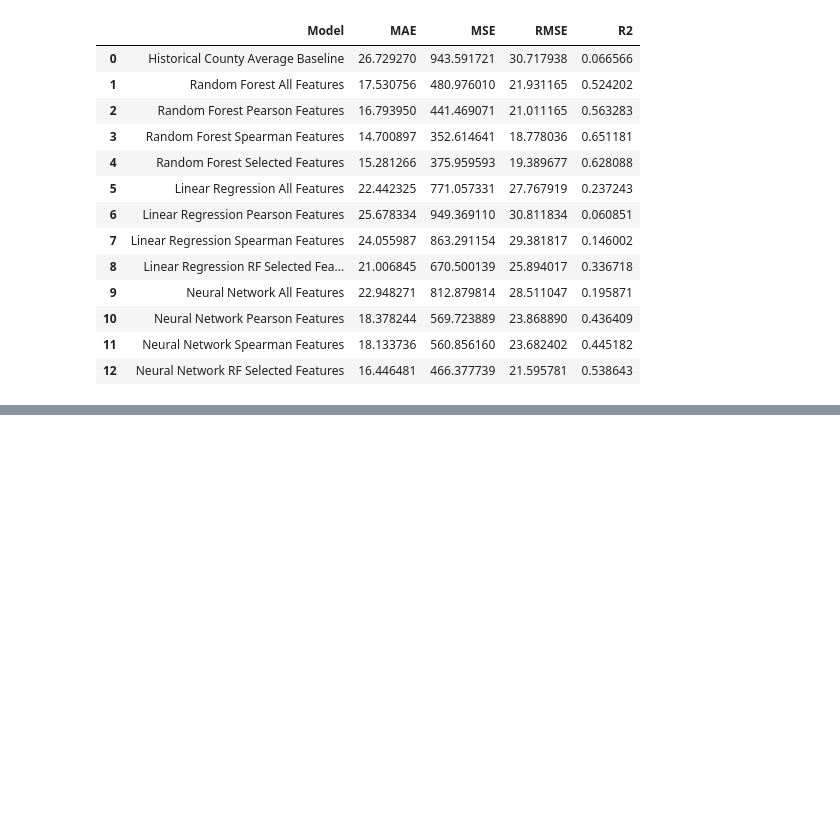
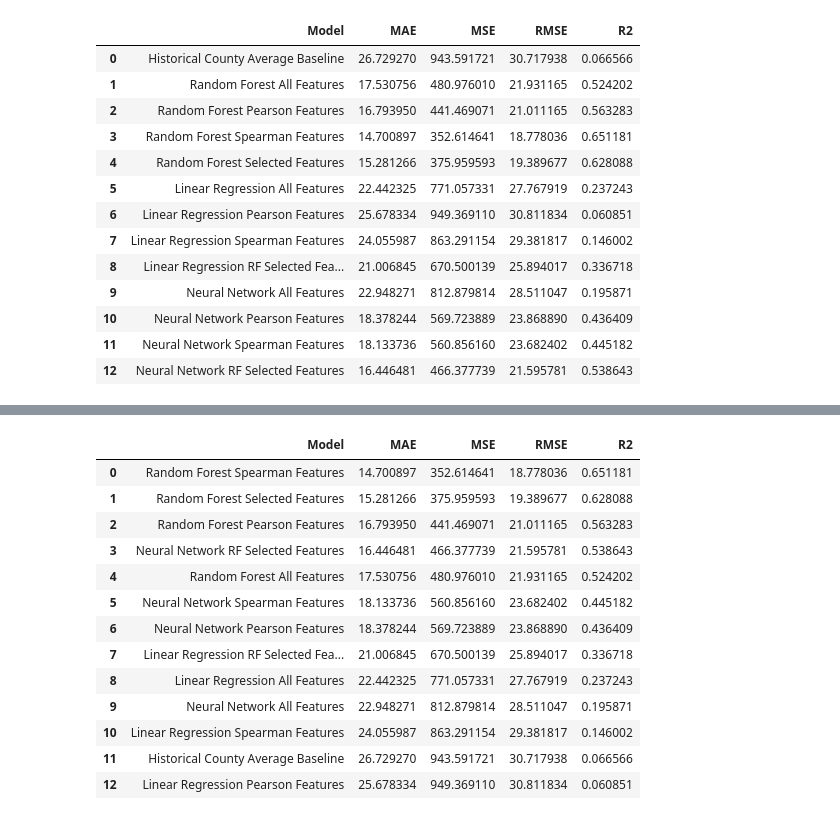
Before and after one commit to JTRIII/corn-yield-thesis, a Jupyter notebook: notebooks/06_model_evaluation_and_final_results.ipynb, the cells around one changed output, grey strips where cells are left out. Saved outputs shown, nothing was run; the diff lists cells and outputs as text; code cells hidden in the pictures; blank space fills up the shorter version.

```diff
--- a/notebooks/06_model_evaluation_and_final_results.ipynb
+++ b/notebooks/06_model_evaluation_and_final_results.ipynb
@@ -1676,0 +1687,22 @@ model_comparison
+# %%
+validation_results = model_comparison.copy()
+
+validation_results = validation_results.sort_values("RMSE")
+validation_results = validation_results.reset_index(drop=True)
+
+validation_results
+# %% [output]
+|  | Model | MAE | MSE | RMSE | R2 |
+| 0 | Random Forest Spearman Features | 14.700897 | 352.614641 | 18.778036 | 0.651181 |
+| 1 | Random Forest Selected Features | 15.281266 | 375.959593 | 19.389677 | 0.628088 |
+| 2 | Random Forest Pearson Features | 16.793950 | 441.469071 | 21.011165 | 0.563283 |
+| 3 | Neural Network RF Selected Features | 16.446481 | 466.377739 | 21.595781 | 0.538643 |
+| 4 | Random Forest All Features | 17.530756 | 480.976010 | 21.931165 | 0.524202 |
+| 5 | Neural Network Spearman Features | 18.133736 | 560.856160 | 23.682402 | 0.445182 |
+| 6 | Neural Network Pearson Features | 18.378244 | 569.723889 | 23.868890 | 0.436409 |
+| 7 | Linear Regression RF Selected Fea... | 21.006845 | 670.500139 | 25.894017 | 0.336718 |
+| 8 | Linear Regression All Features | 22.442325 | 771.057331 | 27.767919 | 0.237243 |
+| 9 | Neural Network All Features | 22.948271 | 812.879814 | 28.511047 | 0.195871 |
+| 10 | Linear Regression Spearman Features | 24.055987 | 863.291154 | 29.381817 | 0.146002 |
+| 11 | Historical County Average Baseline | 26.729270 | 943.591721 | 30.717938 | 0.066566 |
+| 12 | Linear Regression Pearson Features | 25.678334 | 949.369110 | 30.811834 | 0.060851 |
```
Also changed, not shown: parts of 3 cells of this notebook.
